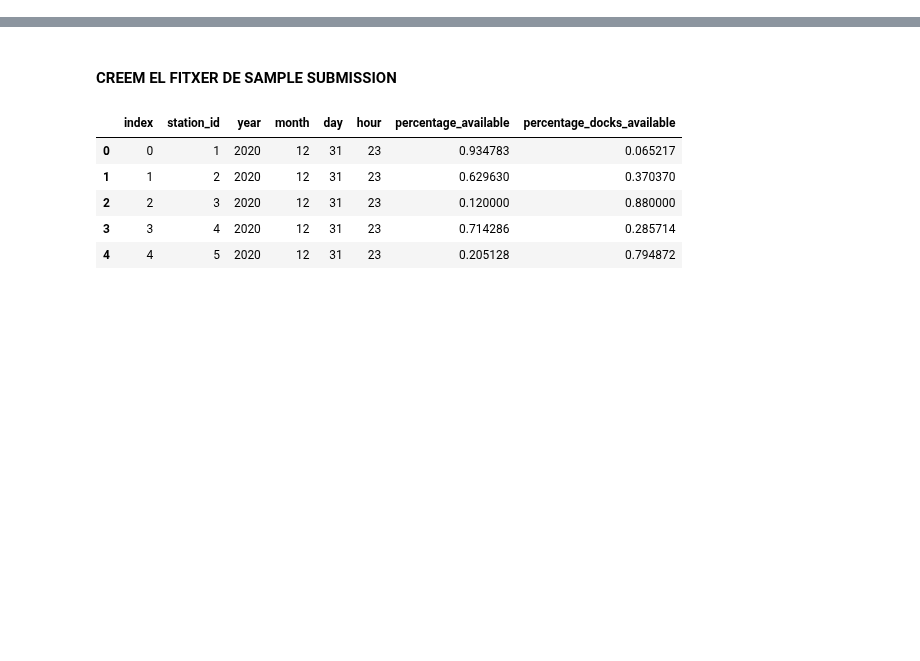
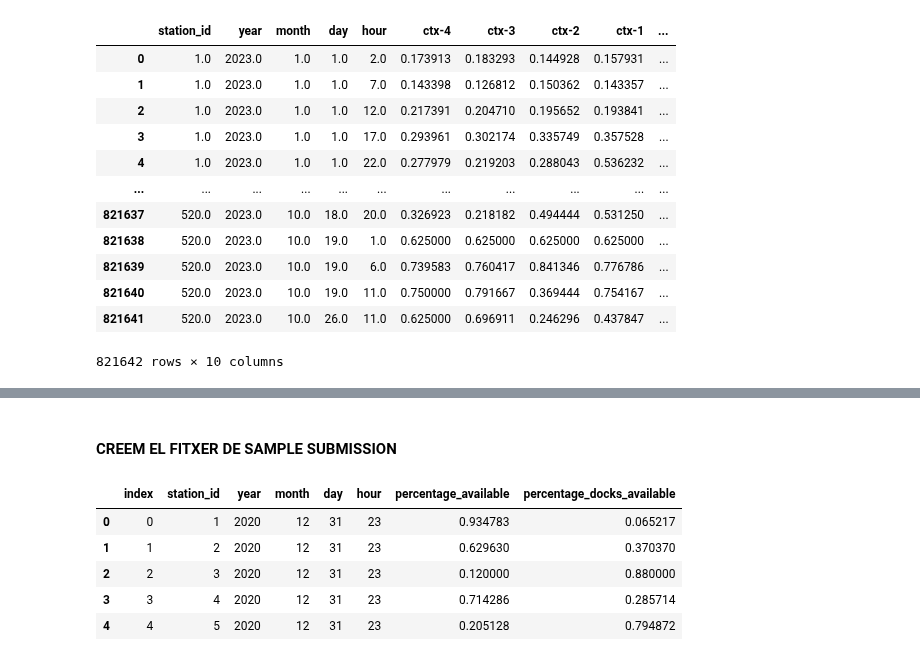
Before and after one commit to carlotalacasav/Gorrapiedra-proyecto, a Jupyter notebook: formats_marina.ipynb, the cells around one changed output, grey strips where cells are left out. Cells and saved outputs as stored; diff of their text form; code cells hidden in the pictures; blank space fills up the shorter version.

```diff
--- a/formats_marina.ipynb
+++ b/formats_marina.ipynb
@@ -67,5 +67,5 @@ data.head()
 # %%
-data['percentage_available'] = data['num_bikes_available'] / (data['num_bikes_available'] + data['num_docks_available'])
-output_data = data[['station_id', 'year','month', 'day', 'hour', 'percentage_available']].copy()
+data['percentage_docks_available'] = data['num_docks_available'] / (data['num_bikes_available'] + data['num_docks_available'])
+output_data = data[['station_id','last_reported', 'year','month', 'day', 'hour', 'percentage_docks_available']].copy()
 output_data.reset_index(drop=False, inplace=True)
 output_data.rename(columns={'index': 'index'}, inplace=True)
@@ -92,0 +98,3 @@ output_data[output_data['station_id']==4].head(13)
+# %%
+output_data = output_data.sort_values('last_reported', ascending = True).dropna(axis = 0)
+output_data
@@ -92,0 +115,3 @@ output_data[output_data['station_id']==4].head(13)
+# %%
+output_data_mean = output_data.groupby(['station_id', 'year','month','day','hour']).mean().reset_index()[['station_id','year','month','day','hour','percentage_docks_available']]
+output_data_mean
@@ -92,0 +139,7 @@ output_data[output_data['station_id']==4].head(13)
+# %%
+dfs = []
+
+for i in range(5):
+    dfs.append(output_data_mean[i::5])
+    dfs[i].columns = ['station_id','year','month','day','hour','ctx-'+str(4-i)]
+    dfs[i]['order_index'] = [i for i in range(len(dfs[i]))]
@@ -92,0 +196,22 @@ output_data[output_data['station_id']==4].head(13)
+# %%
+order_data = dfs[4].copy()
+
+for i in range(0,4):
+    order_data = pd.merge(order_data, dfs[i][['order_index', 'ctx-'+str(4-i), ]], right_on = 'order_index', left_on = 'order_index')
+formated_data = order_data[['station_id', 'year', 'month', 'day', 'hour', 'ctx-4','ctx-3','ctx-2', 'ctx-1', 'ctx-0']]
+formated_data.columns = ['station_id', 'year', 'month', 'day', 'hour', 'ctx-4','ctx-3','ctx-2', 'ctx-1', 'percentage_docks_available']
+formated_data
+# %% [output]
+|  | station_id | year | month | day | hour | ctx-4 | ctx-3 | ctx-2 | ctx-1 | ... |
+| 0 | 1.0 | 2023.0 | 1.0 | 1.0 | 2.0 | 0.173913 | 0.183293 | 0.144928 | 0.157931 | ... |
+| 1 | 1.0 | 2023.0 | 1.0 | 1.0 | 7.0 | 0.143398 | 0.126812 | 0.150362 | 0.143357 | ... |
+| 2 | 1.0 | 2023.0 | 1.0 | 1.0 | 12.0 | 0.217391 | 0.204710 | 0.195652 | 0.193841 | ... |
+| 3 | 1.0 | 2023.0 | 1.0 | 1.0 | 17.0 | 0.293961 | 0.302174 | 0.335749 | 0.357528 | ... |
+| 4 | 1.0 | 2023.0 | 1.0 | 1.0 | 22.0 | 0.277979 | 0.219203 | 0.288043 | 0.536232 | ... |
+| ... | ... | ... | ... | ... | ... | ... | ... | ... | ... | ... |
+| 821637 | 520.0 | 2023.0 | 10.0 | 18.0 | 20.0 | 0.326923 | 0.218182 | 0.494444 | 0.531250 | ... |
+| 821638 | 520.0 | 2023.0 | 10.0 | 19.0 | 1.0 | 0.625000 | 0.625000 | 0.625000 | 0.625000 | ... |
+| 821639 | 520.0 | 2023.0 | 10.0 | 19.0 | 6.0 | 0.739583 | 0.760417 | 0.841346 | 0.776786 | ... |
+| 821640 | 520.0 | 2023.0 | 10.0 | 19.0 | 11.0 | 0.750000 | 0.791667 | 0.369444 | 0.754167 | ... |
+| 821641 | 520.0 | 2023.0 | 10.0 | 26.0 | 11.0 | 0.625000 | 0.696911 | 0.246296 | 0.437847 | ... |
+821642 rows × 10 columns
```
Also changed, not shown: parts of 18 cells of this notebook.
